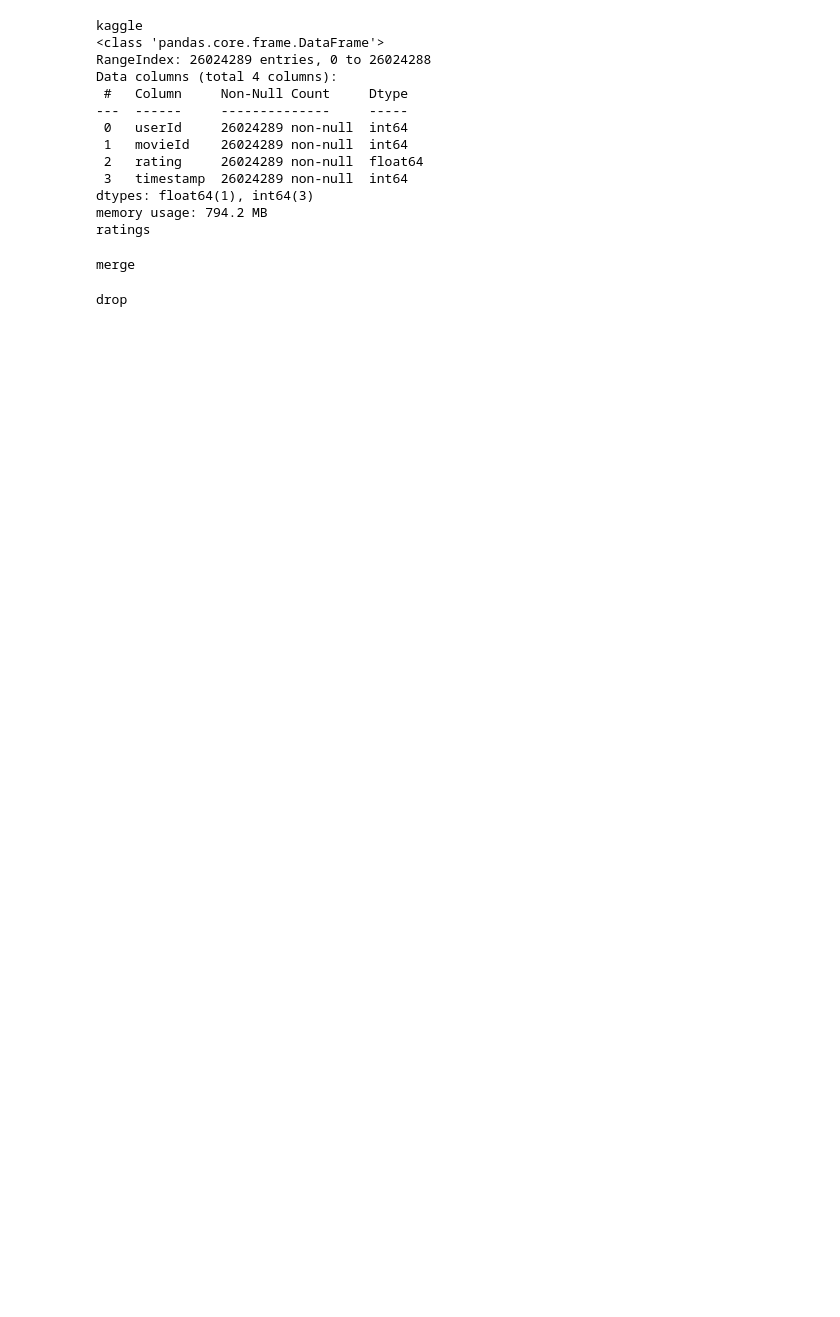
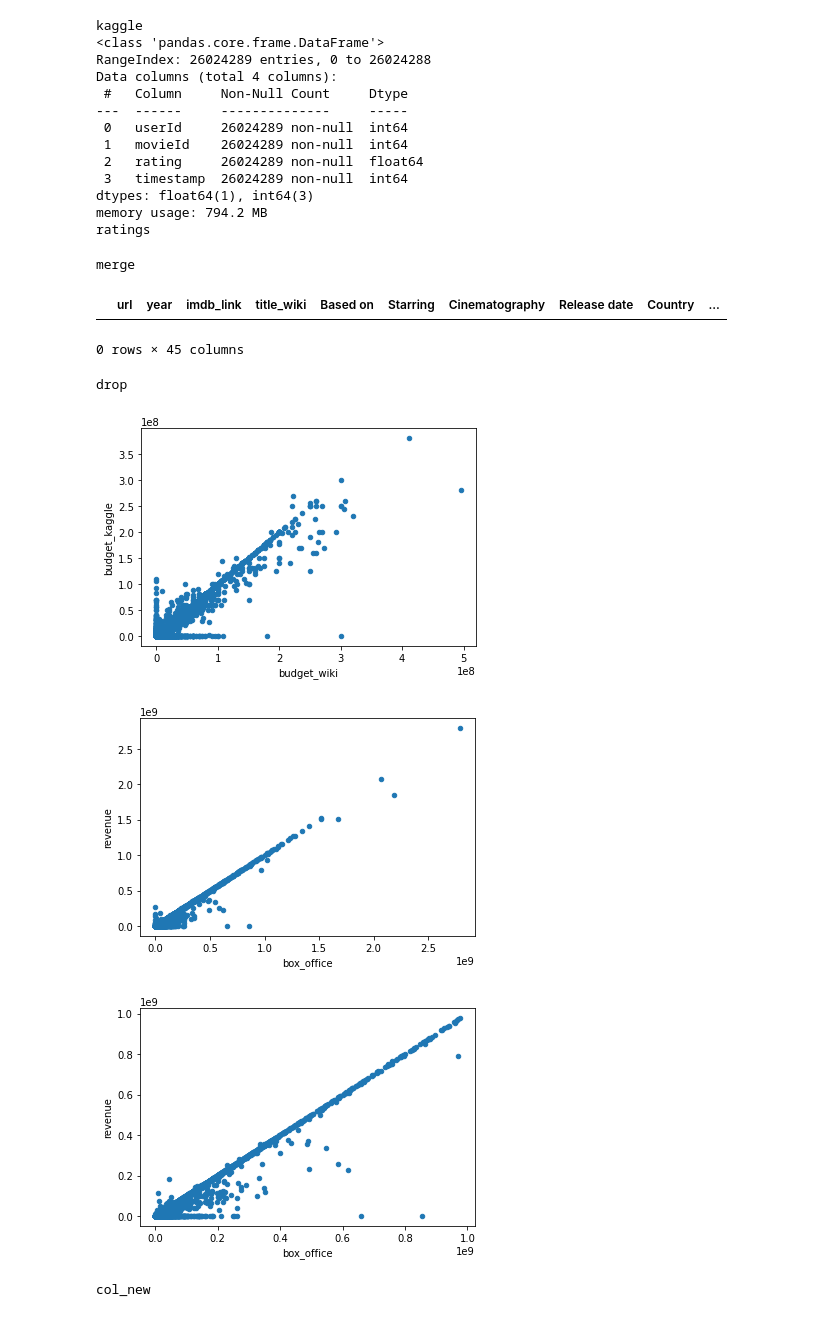
Before and after one commit to Ekanpat/Movies-ETL, a Jupyter notebook: ETL_clean_kaggle_data.ipynb, the cells around one changed output. Saved outputs shown, nothing was run; the diff lists cells and outputs as text; code cells hidden in the pictures; blank space fills up the shorter version.

```diff
--- a/ETL_clean_kaggle_data.ipynb
+++ b/ETL_clean_kaggle_data.ipynb
@@ -199,5 +222,0 @@ ratings_file = f'{file_dir}/ratings.csv'
-# %%
-# Set the wiki_movies_df equal to the wiki_file variable.
-wiki_movies_df = wiki_file
-kaggle_metadata = kaggle_file
-ratings = ratings_file
@@ -270,7 +264,55 @@ memory usage: 794.2 MB
 ratings
 # %%
 # 3. Merged the two DataFrames into the movies DataFrame.
-movies_df = pd.merge(wiki_movies_df, kaggle_metadata, on= 'title', suffixes=['_wiki','_kaggle'])
+movies_df = pd.merge(wiki_movies_df, kaggle_metadata, on= 'imdb_id', suffixes=['_wiki','_kaggle'])
 print('merge')
 # %% [output]
 merge
+# %%
+#Work on comparing columns (e.g. 'title, running time, budget, box office,')
+movies_df[['title_wiki','title_kaggle']]
+# checking on rows where the titles don't match (kaglle is more consistent)
+movies_df[movies_df['title_wiki'] != movies_df['title_kaggle']][['title_wiki','title_kaggle']]
+# Show any rows where title_kaggle is empty (none after observation)
+movies_df[(movies_df['title_kaggle'] == '') | (movies_df['title_kaggle'].isnull())]
+# %% [output]
+|  | url | year | imdb_link | title_wiki | Based on | Starring | Cinematography | Release date | Country | ... |
+0 rows × 45 columns
+# %%
+# fill missing values with zero
+# movies_df.fillna(0).plot(x='running_time', y='runtime', kind='scatter')
+movies_df.fillna(0).plot(x='budget_wiki',y='budget_kaggle', kind='scatter')
+movies_df.fillna(0).plot(x='box_office', y='revenue', kind='scatter')
+#analysing the large data point at the scatter plot for everything less than $1 billion in box_office
+movies_df.fillna(0)[movies_df['box_office'] < 10**9].plot(x='box_office', y='revenue', kind='scatter')
+
+#looking for movie whose release date according to Wikipedia is after 1996,
+#but whose release date according to Kaggle is before 1965
+movies_df[(movies_df['release_date_wiki'] > '1996-01-01') & (movies_df['release_date_kaggle'] < '1965-01-01')]
+# getting the index of the row 'The Holiday' in the Wikipedia & 'From Here to Eternity' in the kaggle which got merged.
+movies_df[(movies_df['release_date_wiki'] > '1996-01-01') & (movies_df['release_date_kaggle'] < '1965-01-01')].index
+# dropping the row
+movies_df = movies_df.drop(movies_df[(movies_df['release_date_wiki'] > '1996-01-01') & (movies_df['release_date_kaggle'] < '1965-01-01')].index)
+# Language data. comparing the value counts of each
+movies_df['Language'].value_counts()
+# convert the lists in Language to tuples. Initial code throws an error for 'value_counts' method.
+movies_df['Language'].apply(lambda x: tuple(x) if type(x) == list else x).value_counts(dropna=False)
+# running value_counts on kaggle
+movies_df['original_language'].value_counts(dropna=False)
+# taking a look at a small number of samples
+movies_df[['Production company(s)','production_companies']]
+# Kaggle is more consistent and wiki will create more challenging translating it.
+#Dropping the unconsistent columns from wiki
+movies_df.drop(columns=['title_wiki','release_date_wiki','Language','Production company(s)'], inplace=True)
+print('drop')
+# %% [output]
+drop
+[figure, added]
+[figure, added]
+[figure, added]
+# %%
+#4. Dropping uneccessary columns
+movies_df.drop(columns=['budget_wiki','Release date','vote_count','Based on','Budget','homepage','overview','poster_path','homepage','spoken_languages','video','status','production_countries'], inplace=True)
+print('col_new')
+# %% [output]
+col_new
@@ -277,11 +356,2 @@ merge
 # %%
 # movies_df.columns.to_list()
-# %%
-# 4. Drop uneccessary columns
-movies_df.drop(columns= ['overview','Production location(s)','production_companies','Polish','Hebrew','Romanized','Arabic','Chinese','Cantonese','Hepburn','McCune–Reischauer','Followed by','Audio format','Hangul','original_language','Genre','Language','budget_wiki','Budget', 'Narrated by','Revised Romanization','genres','Literally','status','Russian', 'poster_path','Adaptation by','Production company(s)','Theme music composer', 'Original language(s)', 'Country of origin',
-                       'belongs_to_collection','Yiddish','French','video', 'Recorded', 'Suggested by', 'genres', 'release_date_wiki', 'Original title', 'title', 'Editor(s)', 'Box office',
-                       'status', 'Original network', 'Released', 'Producer(s)', 'Story by', 'Executive producer(s)','Japanese','Length', 'Created by', 'production_countries', 'Distributor', 'Executive producer(s)', 'Release date', 'Original release', 'Producer',
-                       'Voices of','Color process','Also known as','Label', 'Venue', 'Animation by', 'Mandarin', 'Simplified', 'Traditional', 'Screen story by', 'Preceded by', 'Picture format'], inplace=True)
-print('drop')
-# %% [output]
-drop
```
Also changed, not shown: parts of 23 cells of this notebook.
